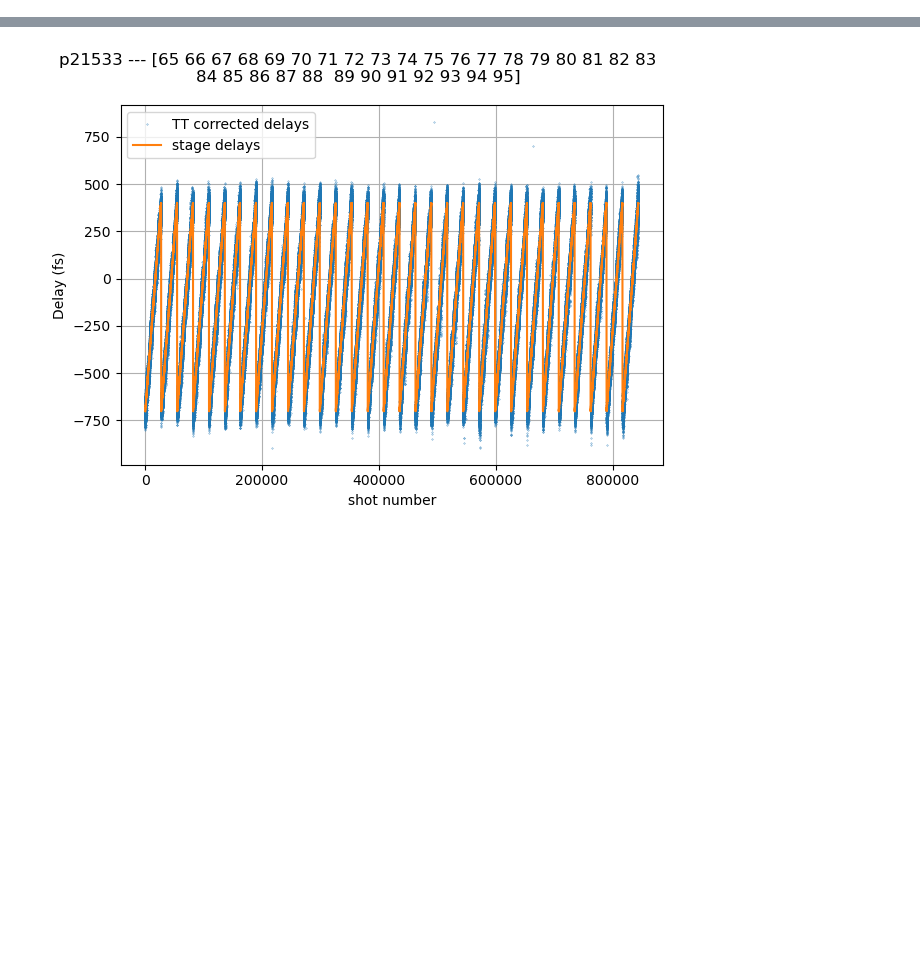
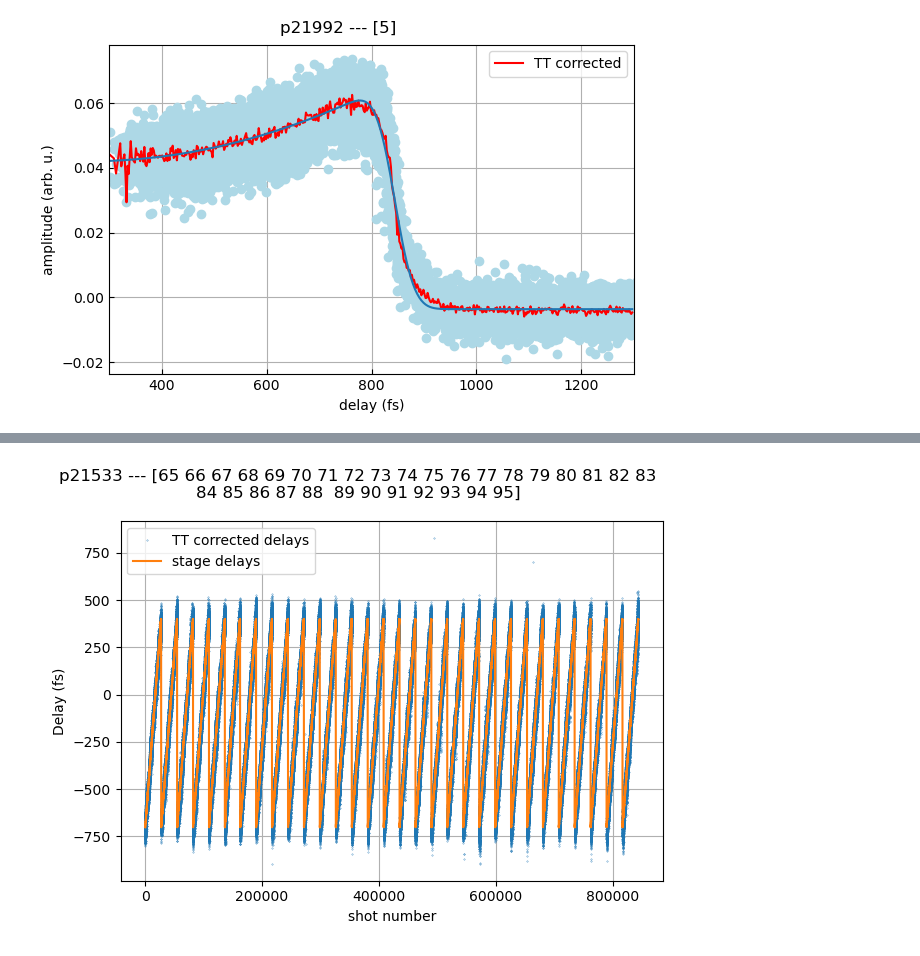
Before and after one commit to paulscherrerinstitute/alvra_beamline_scripts, a Jupyter notebook: Plotting_YAG_scans.ipynb, the cells around one changed output, grey strips where cells are left out. Saved outputs shown, nothing was run; the diff lists cells and outputs as text; code cells hidden in the pictures; blank space fills up the shorter version.

```diff
--- a/Plotting_YAG_scans.ipynb
+++ b/Plotting_YAG_scans.ipynb
@@ -110,0 +109,32 @@ for index_run in range(len(Pump_probe_scan)):
+# %%
+#fig, ax = plt.subplots(figsize=(5,3),constrained_layout=True, dpi = 120)
+fig, ax = plt.subplots(figsize=(6,4),constrained_layout=True)
+#plt.figure(constrained_layout=True)
+plt.suptitle(titlestring_stack)
+
+plt.tick_params(direction='in')
+
+plt.plot(Delay_corr, Pump_probe_scan, 'o', color='lightblue')#, markersize=0.5)
+# plt.plot(Delay_fs, pp_uncorrected, marker='.',label = 'raw scan, t0 = {} mm'.format(timezero_mm))
+plt.plot(Delay_fs_TT, pp_TT, color='red', label = 'TT corrected')
+plt.plot(Delay_fs_TT, pp_fit)
+
+boxstyle = dict(boxstyle='round', facecolor='wheat', alpha=0.5)
+# boxtext = '\n'.join((#r'Delta_t0 = {} fs'.format(np.round(t0_fs, 5)),
+#                      r't0_TT = {:.5f} mm'.format(Timezero_mm + fs2mm(t0_fs,0)),
+#             r'exp_gauss_width = {:.2f} fs'.format(np.abs(width_fs))))
+# plt.text(0.05, 0.05, boxtext, transform = ax.transAxes, bbox = boxstyle, fontsize = 14)
+
+plt.xlabel('delay (fs)')
+plt.ylabel('amplitude (arb. u.)')
+plt.legend (loc = 'upper right')
+plt.xlim(300, 1300)
+#plt.ylim(-0.025, 0.05)
+
+plt.grid()
+plt.show()
+
+# print("Position t0_raw = {:.5f} mm".format(Timezero_mm ))
+# print("Position t0_TT = {:.5f} mm".format(Timezero_mm + fs2mm(t0_fs,0)))
+# %% [output]
+[figure, added]
```
Also changed, not shown: parts of 9 cells of this notebook, 4 other files.
